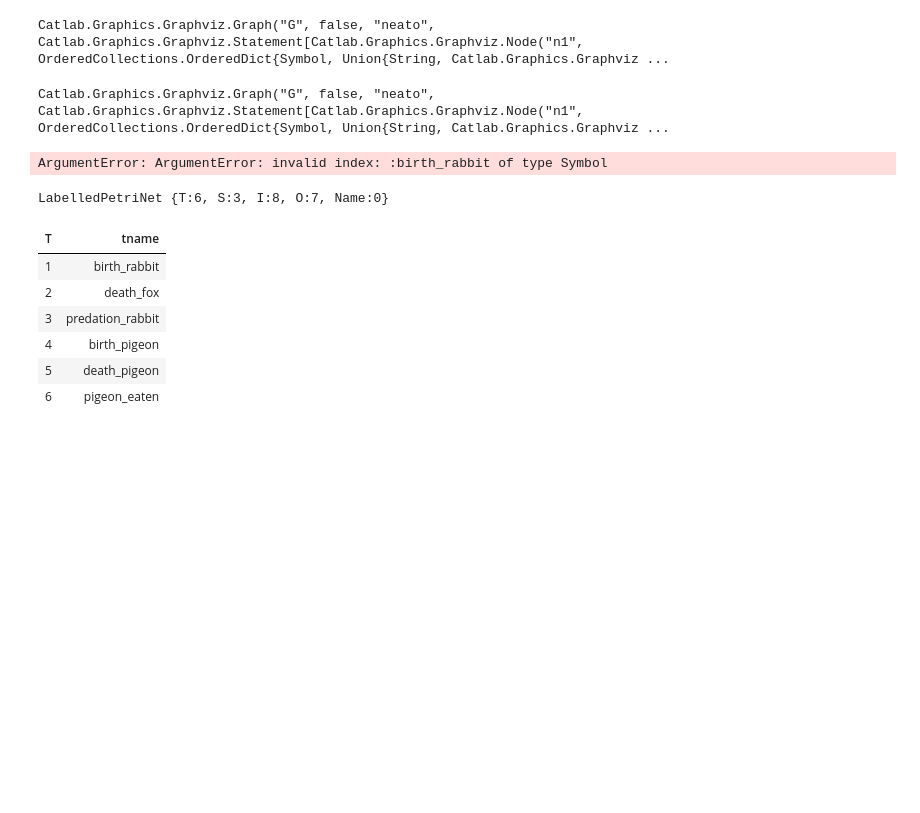
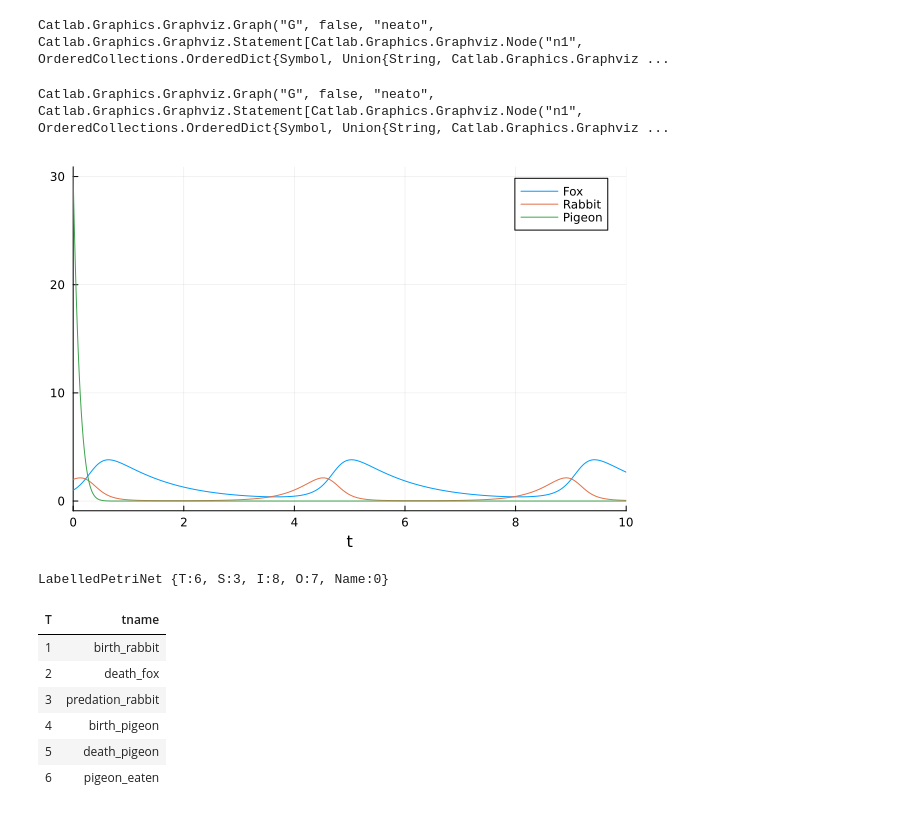
Before and after one commit to Dynamix-IITM/main-repo, a Jupyter notebook: pm documentation/navin/lotka volterra/lotka_petri.ipynb, the cells around one changed output. Saved outputs shown, nothing was run; the diff lists cells and outputs as text; code cells hidden in the pictures; blank space fills up the shorter version.

```diff
--- a/pm documentation/navin/lotka volterra/lotka_petri.ipynb
+++ b/pm documentation/navin/lotka volterra/lotka_petri.ipynb
@@ -23,7 +23,15 @@ N = Open(LabelledPetriNet([:Fox, :Pigeon],
 )
 )
 
-to_graphviz(LV)
+# Aditi's Bear Model
+A = Open(LabelledPetriNet([:Fox, :Bear],
+    :birth_bear => ((:Bear) => (:Bear, :Bear)),
+    :death_bear => ((:Bear) => ()),
+    :predation_fox => ((:Bear, :Fox) => (:Bear, :Bear))
+)
+)
+
+to_graphviz(A)
 # %% [output]
 Catlab.Graphics.Graphviz.Graph("G", true, "dot", Catlab.Graphics.Graphviz.Statement[Catlab.Graphics.Graphviz.Node("n1", OrderedCollections.OrderedDict{Symbol, Union{String, Catlab.Graphics.Graphviz.Ht ...
 # %%
@@ -31,9 +39,10 @@ to_graphviz(N)
 # %% [output]
 Catlab.Graphics.Graphviz.Graph("G", true, "dot", Catlab.Graphics.Graphviz.Statement[Catlab.Graphics.Graphviz.Node("n1", OrderedCollections.OrderedDict{Symbol, Union{String, Catlab.Graphics.Graphviz.Ht ...
 # %%
-forest_composition_pattern = @relation (Foxes, Pigeons, Rabbits) where (Foxes, Pigeons, Rabbits) begin
+forest_composition_pattern = @relation (Foxes, Pigeons, Rabbits, Bears) where (Foxes, Pigeons, Rabbits, Bears) begin
     lotka(Foxes, Rabbits)
     navin(Foxes, Pigeons)
+    aditi(Foxes, Bears)
 end
 
 to_graphviz(forest_composition_pattern, box_labels = :name, junction_labels = :variable)
@@ -41,7 +50,7 @@ to_graphviz(forest_composition_pattern, box_labels = :name, junction_labels = :v
 Catlab.Graphics.Graphviz.Graph("G", false, "neato", Catlab.Graphics.Graphviz.Statement[Catlab.Graphics.Graphviz.Node("n1", OrderedCollections.OrderedDict{Symbol, Union{String, Catlab.Graphics.Graphviz ...
 # %%
 forest_composite = oapply(forest_composition_pattern,
-    Dict(   :lotka => LV,   :navin => N )
+    Dict(   :lotka => LV,   :navin => N, :aditi => A )
 )
 
 to_graphviz(forest_composite)
@@ -86,12 +95,12 @@ Catlab.Graphics.Graphviz.Graph("G", false, "neato", Catlab.Graphics.Graphviz.Sta
 # %%
 #TODO get UWD from petrinet forest joined at fox
 # %%
-p = LVector(birth_rabbit=3, birth_pigeon=2, death_fox=1, predation_rabbit=2, pigeon_eaten=3, death_pigeon=7)
+p = LVector(birth_rabbit=3, birth_pigeon=2, death_fox=1, predation_rabbit=2, pigeon_eaten=3, death_pigeon=7, birth_bear = 10, death_bear = 10, predation_fox = 0.4)
 u0 = LVector(Fox=1, Rabbit=2, Pigeon=30)
 soln = solve(ODEProblem(vectorfield(apex(forest_composite)), u0, (0.0, 10.0), p))
 plot(soln)
 # %% [output]
-ArgumentError: ArgumentError: invalid index: :birth_rabbit of type Symbol
+[figure, added]
 # %%
 apex(forest_composite)
 # %% [output]
```
